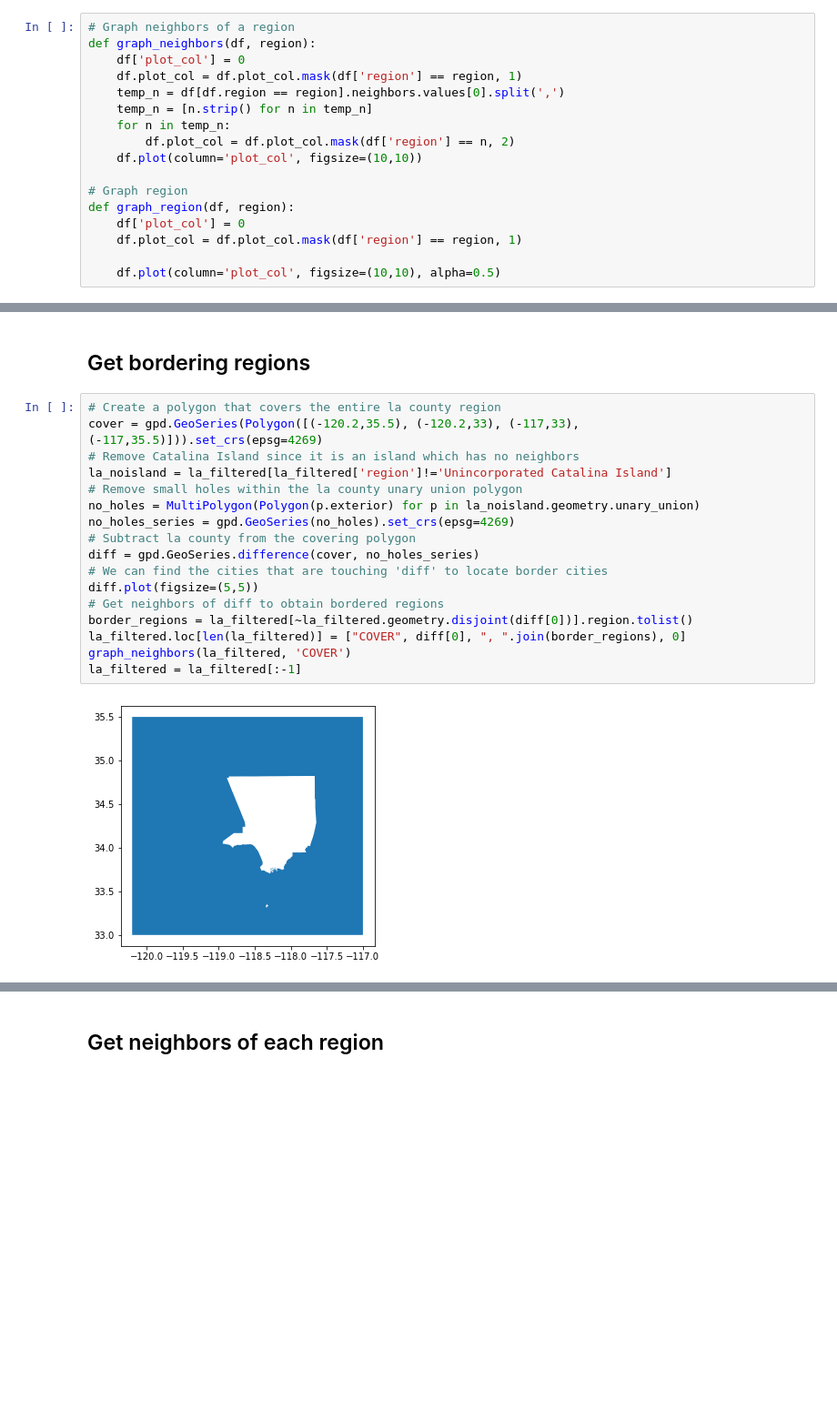
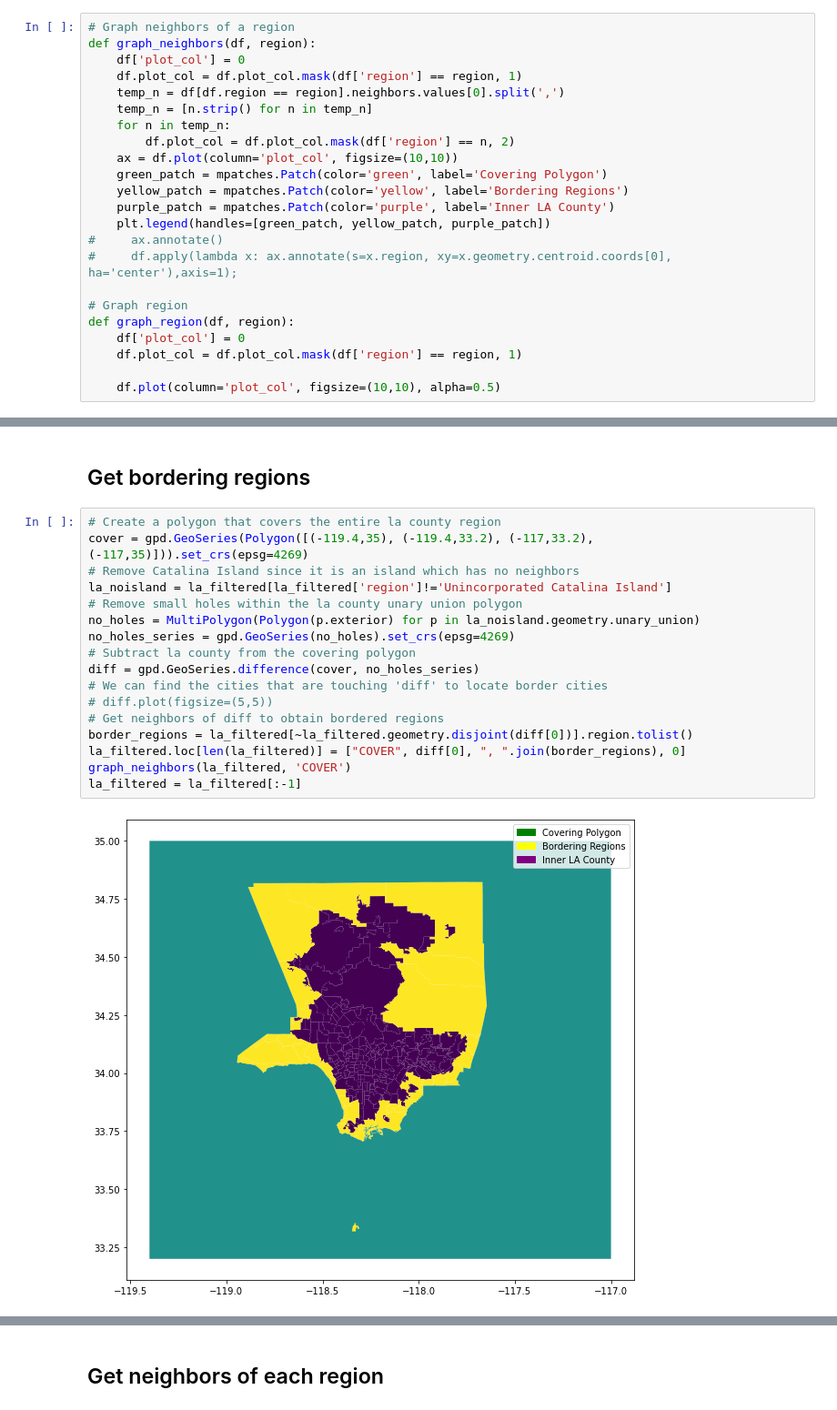
Before and after one commit to kaushiktandon/COVID-19-LA-Neighborhood-Case-Prediction, a Jupyter notebook: code/covid_cases_data_processing.ipynb, the cells around one changed output, grey strips where cells are left out. Shown at 91% size. Saved outputs shown, nothing was run; the diff lists cells and outputs as text; blank space fills up the shorter version.

```diff
--- a/code/covid_cases_data_processing.ipynb
+++ b/code/covid_cases_data_processing.ipynb
@@ -24,7 +25,13 @@ def graph_neighbors(df, region):
     temp_n = [n.strip() for n in temp_n]
     for n in temp_n:
         df.plot_col = df.plot_col.mask(df['region'] == n, 2)
-    df.plot(column='plot_col', figsize=(10,10))
+    ax = df.plot(column='plot_col', figsize=(10,10))
+    green_patch = mpatches.Patch(color='green', label='Covering Polygon')
+    yellow_patch = mpatches.Patch(color='yellow', label='Bordering Regions')
+    purple_patch = mpatches.Patch(color='purple', label='Inner LA County')
+    plt.legend(handles=[green_patch, yellow_patch, purple_patch])
+#     ax.annotate()
+#     df.apply(lambda x: ax.annotate(s=x.region, xy=x.geometry.centroid.coords[0], ha='center'),axis=1);
 
 # Graph region
 def graph_region(df, region):
@@ -55,20 +62,20 @@ la_filtered.head()
 ## Get bordering regions
 # %%
 # Create a polygon that covers the entire la county region
-cover = gpd.GeoSeries(Polygon([(-120.2,35.5), (-120.2,33), (-117,33), (-117,35.5)])).set_crs(epsg=4269)
+cover = gpd.GeoSeries(Polygon([(-119.4,35), (-119.4,33.2), (-117,33.2), (-117,35)])).set_crs(epsg=4269)
 # Remove Catalina Island since it is an island which has no neighbors
 la_noisland = la_filtered[la_filtered['region']!='Unincorporated Catalina Island']
 # Remove small holes within the la county unary union polygon
 no_holes = MultiPolygon(Polygon(p.exterior) for p in la_noisland.geometry.unary_union)
 no_holes_series = gpd.GeoSeries(no_holes).set_crs(epsg=4269)
 # Subtract la county from the covering polygon
 diff = gpd.GeoSeries.difference(cover, no_holes_series)
 # We can find the cities that are touching 'diff' to locate border cities
-diff.plot(figsize=(5,5))
+# diff.plot(figsize=(5,5))
 # Get neighbors of diff to obtain bordered regions
 border_regions = la_filtered[~la_filtered.geometry.disjoint(diff[0])].region.tolist()
 la_filtered.loc[len(la_filtered)] = ["COVER", diff[0], ", ".join(border_regions), 0]
 graph_neighbors(la_filtered, 'COVER')
 la_filtered = la_filtered[:-1]
 # %% [output]
-[figure, old version]
+[figure, new version]
```
Also changed, not shown: parts of 17 cells of this notebook, 4 other files.
